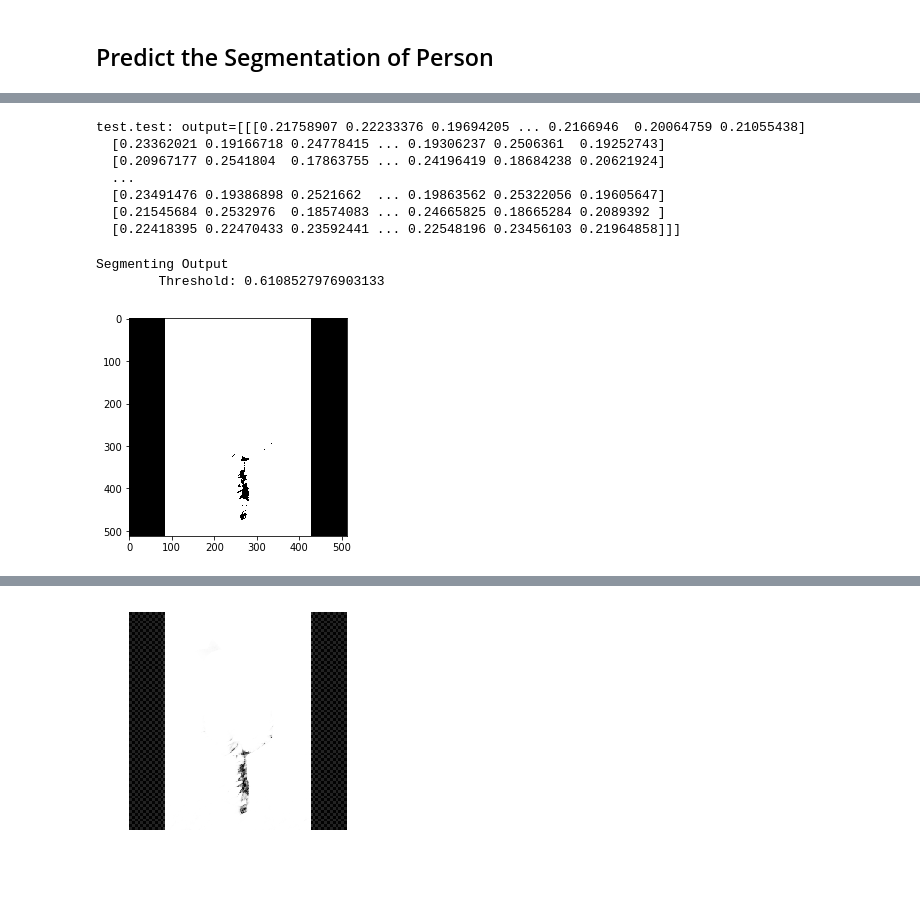
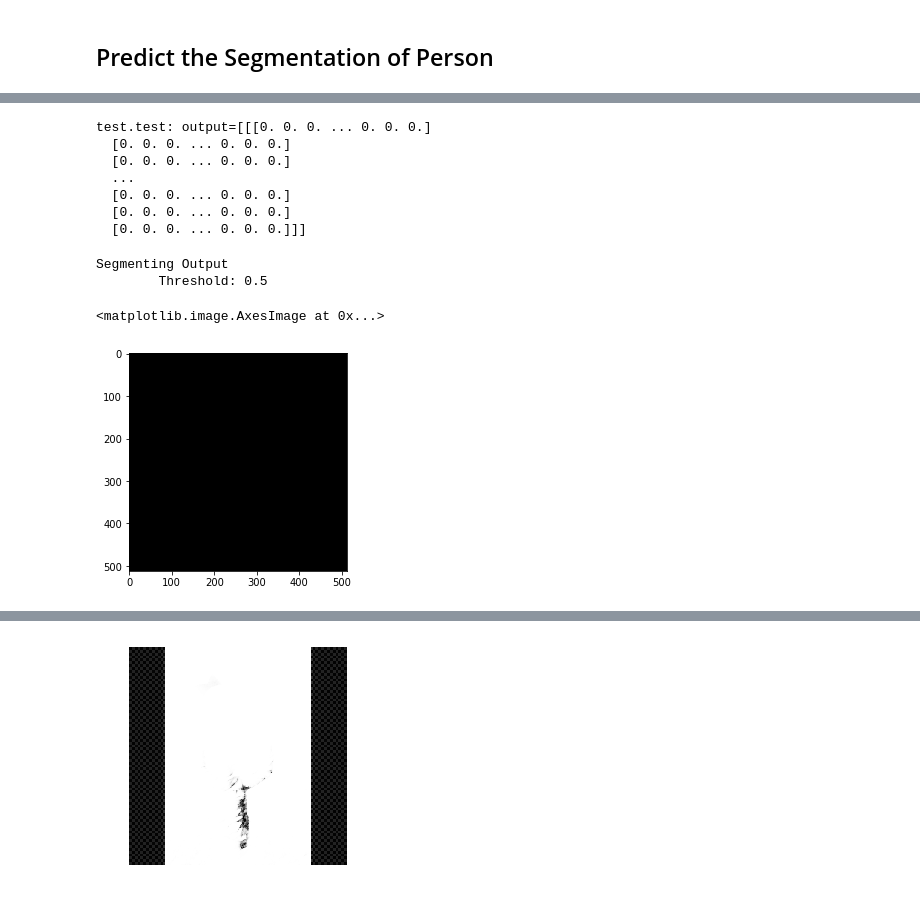
Before and after one commit to Cheng-Lin-Li/SegCaps, a Jupyter notebook: notebook/20181624-SegCaps-image-segmentation-WebCam.ipynb, the cells around one changed output, grey strips where cells are left out. Cells and saved outputs as stored; diff of their text form; code cells hidden in the pictures.

Commit message:
Test on different models

```diff
--- a/notebook/20181624-SegCaps-image-segmentation-WebCam.ipynb
+++ b/notebook/20181624-SegCaps-image-segmentation-WebCam.ipynb
@@ -29,7 +29,9 @@ from keras.utils import print_summary
 from keras import layers, models
 
 import segcapsnet.capsnet as modellib
-# from data_helper import *
+import models.unet as unet
+
+from utils.model_helper import create_model
 from utils.load_2D_data import generate_test_batches, generate_test_image
 from test import *
 from PIL import Image
@@ -51,8 +53,12 @@ DATA_DIR = path.join(ROOT_DIR, "data")
 
 # Local path to trained weights file
 # loss function = Dice is better than BCE (Binary Cross Entropy)
-COCO_MODEL_PATH = path.join(DATA_DIR, "saved_models/segcapsr3/dice.hdf5") # MSCOCO17
+# COCO_MODEL_PATH = path.join(DATA_DIR, "saved_models/segcapsr3/dice16-255.hdf5") # MSCOCO17
+# COCO_MODEL_PATH = path.join(DATA_DIR, "saved_models/capsbasic/mcb11-r0.1.hdf5") # MSCOCO17
+# COCO_MODEL_PATH = path.join(DATA_DIR, "saved_models/segcapsr3/mar10-255.hdf5") # MSCOCO17
 # COCO_MODEL_PATH = path.join(DATA_DIR, "saved_models/segcapsr3/bce.hdf5") # MSCOCO17
+COCO_MODEL_PATH = path.join(DATA_DIR, "saved_models/unet/split-0_batch-1_shuff-1_aug-1_loss-w_bce_slic-1_sub--1_strid-1_lr-0.0001_recon-131.072_model_20180629-084919.hdf5") # MSCOCO17
+
 
 # Directory of images to run detection on
 IMAGE_DIR = path.join(DATA_DIR, "imgs")
@@ -62,8 +68,9 @@ IMAGE_DIR = path.join(DATA_DIR, "imgs")
 # Create model object in inference mode.
 net_input_shape = (RESOLUTION, RESOLUTION, 1)
 num_class = 2
-train_model, eval_model, manipulate_model = modellib.CapsNetR3(net_input_shape, num_class)
-
+# train_model, eval_model, manipulate_model = modellib.CapsNetR3(net_input_shape, num_class)
+# train_model, eval_model, manipulate_model = modellib.CapsNetBasic(net_input_shape, num_class)
+eval_model = unet.UNet(net_input_shape)
 
 # Load weights trained on MS-COCO
 eval_model.load_weights(COCO_MODEL_PATH)
@@ -121,7 +128,7 @@ def threshold_mask(raw_output, threshold):
 ## Predict the Segmentation of Person
 # %%
 
-img = ['train1.png']
+img = ['train2.png']
 output_array = None
 
 
@@ -150,20 +157,23 @@ print(str(datetime.now()))
 # print('test.test: output_array=%s'%(output_array[0]))
 # %%
 # output = (1, 512, 512)
-output = output_array[0][:,:,:,0] # A list with two images, get first one image and reshape it to 3 dimensions.
-recon = output_array[1][:,:,:,0]
+# output = output_array[0][:,:,:,0] # A list with two images, get first one image and reshape it to 3 dimensions.
+# recon = output_array[1][:,:,:,0]
+
+# For unet
+output = output_array[:,:,:,0]
 # image store in tuple structure.
 print('test.test: output=%s'%(output))
 np.ndim(output)
 np_output = np.array(output)
 # %% [output]
-test.test: output=[[[0.21758907 0.22233376 0.19694205 ... 0.2166946  0.20064759 0.21055438]
-  [0.23362021 0.19166718 0.24778415 ... 0.19306237 0.2506361  0.19252743]
-  [0.20967177 0.2541804  0.17863755 ... 0.24196419 0.18684238 0.20621924]
+test.test: output=[[[0. 0. 0. ... 0. 0. 0.]
+  [0. 0. 0. ... 0. 0. 0.]
+  [0. 0. 0. ... 0. 0. 0.]
   ...
-  [0.23491476 0.19386898 0.2521662  ... 0.19863562 0.25322056 0.19605647]
-  [0.21545684 0.2532976  0.18574083 ... 0.24665825 0.18665284 0.2089392 ]
-  [0.22418395 0.22470433 0.23592441 ... 0.22548196 0.23456103 0.21964858]]]
+  [0. 0. 0. ... 0. 0. 0.]
+  [0. 0. 0. ... 0. 0. 0.]
+  [0. 0. 0. ... 0. 0. 0.]]]
 # %%
 # output_img = sitk.GetImageFromArray(output[0,:,:], isVector=True)
 
@@ -175,14 +185,15 @@ output_bin = threshold_mask(output, threshold_level)
 # print(output2d)
 # %% [output]
 Segmenting Output
-        Threshold: 0.6108527976903133
+        Threshold: 0.5
 # %%
-plt.imshow(output[0,:,:], cmap='gray')
-plt.imsave('raw_output' + img[0][-4:], output[0,:,:])
+# plt.imshow(output[0,:,:], cmap='gray')
+# plt.imsave('raw_output' + img[0][-4:], output[0,:,:])
 plt.imshow(output_bin[0,:,:], cmap='gray')
-plt.imsave('final_output' + img[0][-4:], output_bin[0,:,:])
+# plt.imsave('final_output' + img[0][-4:], output_bin[0,:,:])
 # %% [output]
+<matplotlib.image.AxesImage at 0x...>
-[figure, old version]
+[figure, new version]
 # %%
 
 # mask = output2d[...] > threshold_level
```
Also changed, not shown: parts of 4 cells of this notebook, 1 other file.
